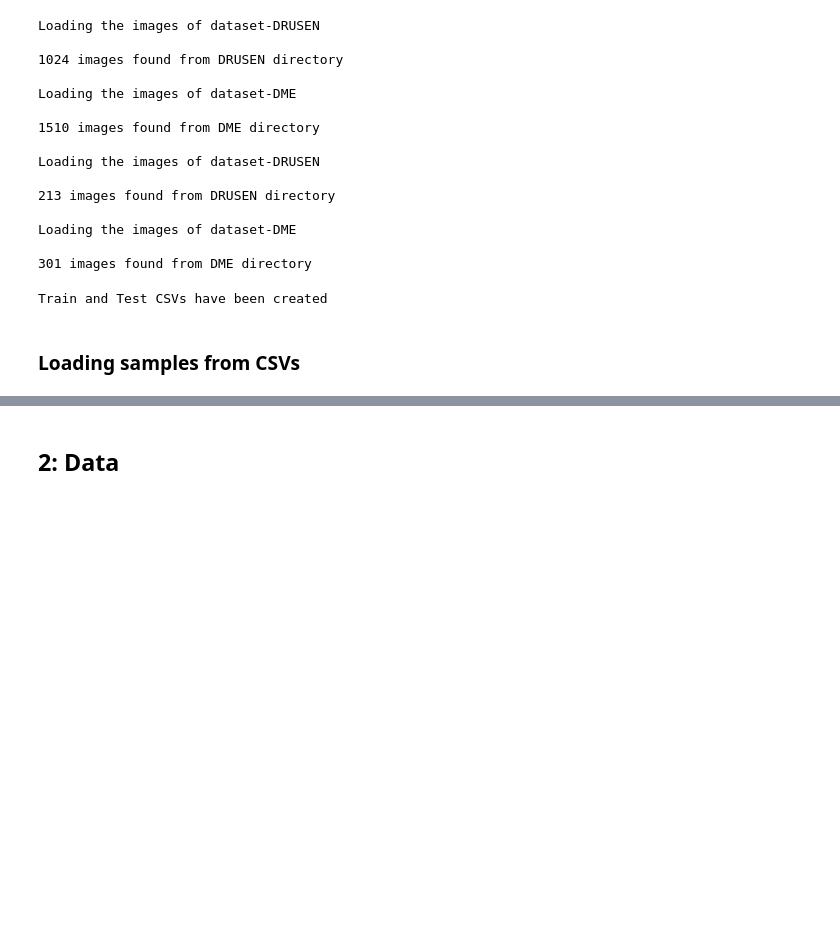
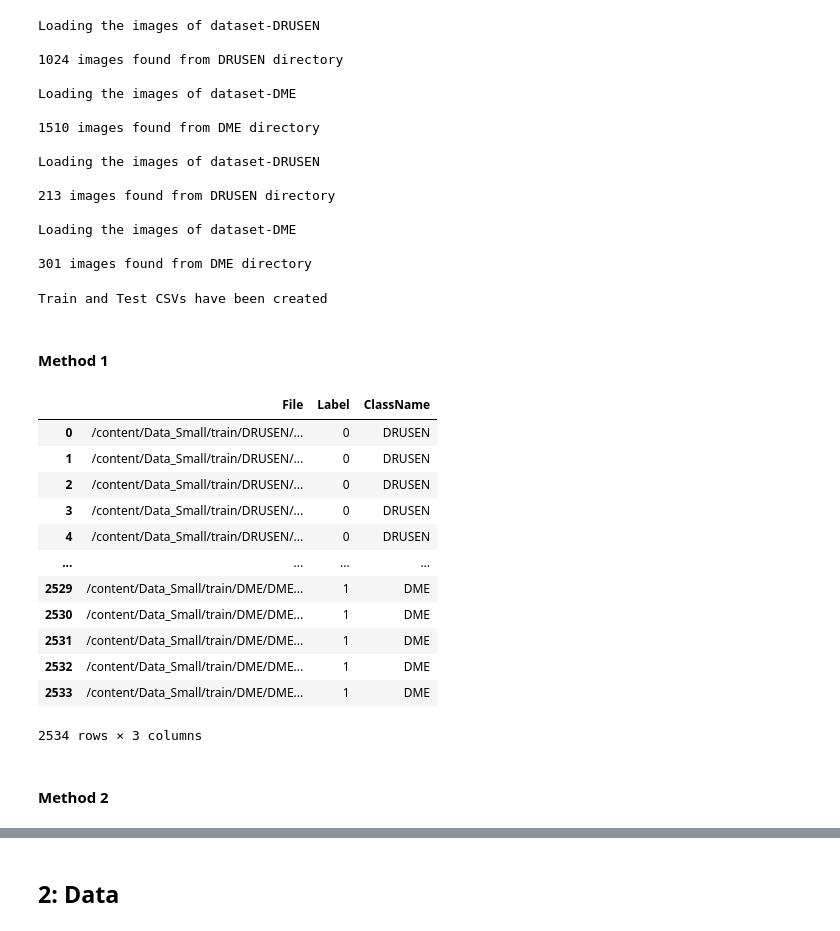
Before and after one commit to stanlygomes/Biomedical_AI, a Jupyter notebook: HW2/HW2.ipynb, the cells around one changed output, grey strips where cells are left out. Drawn from its saved outputs; the diff is of its cells as text; code cells hidden in the pictures; blank space fills up the shorter version.

Commit message:
Updated HW2 with different method

```diff
--- a/HW2/HW2.ipynb
+++ b/HW2/HW2.ipynb
@@ -166,5 +175,5 @@ test_df.to_csv(csv_dir + '/test.csv')
 print('Train and Test CSVs have been created')
 # %% [output]
 Train and Test CSVs have been created
-# %% [markdown]
-### Loading samples from CSVs
+# %% [markdown]
+#### Method 1
@@ -170,0 +230,17 @@ Train and Test CSVs have been created
+# %%
+# Check what train_df is
+train_df
+# %% [output]
+|  | File | Label | ClassName |
+| 0 | /content/Data_Small/train/DRUSEN/... | 0 | DRUSEN |
+| 1 | /content/Data_Small/train/DRUSEN/... | 0 | DRUSEN |
+| 2 | /content/Data_Small/train/DRUSEN/... | 0 | DRUSEN |
+| 3 | /content/Data_Small/train/DRUSEN/... | 0 | DRUSEN |
+| 4 | /content/Data_Small/train/DRUSEN/... | 0 | DRUSEN |
+| ... | ... | ... | ... |
+| 2529 | /content/Data_Small/train/DME/DME... | 1 | DME |
+| 2530 | /content/Data_Small/train/DME/DME... | 1 | DME |
+| 2531 | /content/Data_Small/train/DME/DME... | 1 | DME |
+| 2532 | /content/Data_Small/train/DME/DME... | 1 | DME |
+| 2533 | /content/Data_Small/train/DME/DME... | 1 | DME |
+2534 rows × 3 columns
@@ -171,3 +256,5 @@ Train and Test CSVs have been created
+# %% [markdown]
+#### Method 2
 # %%
 from sklearn.utils import shuffle
 import random
```
Also changed, not shown: parts of 10 cells of this notebook.
